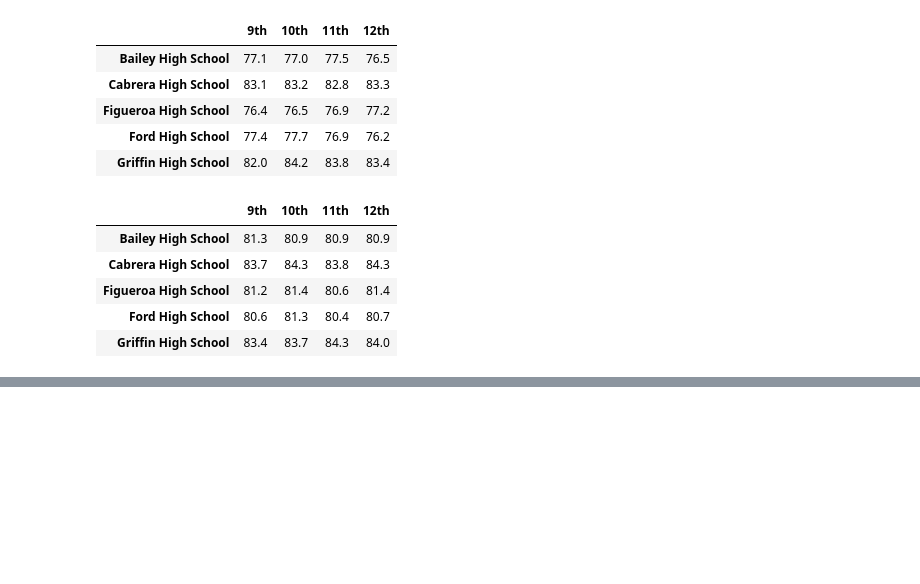
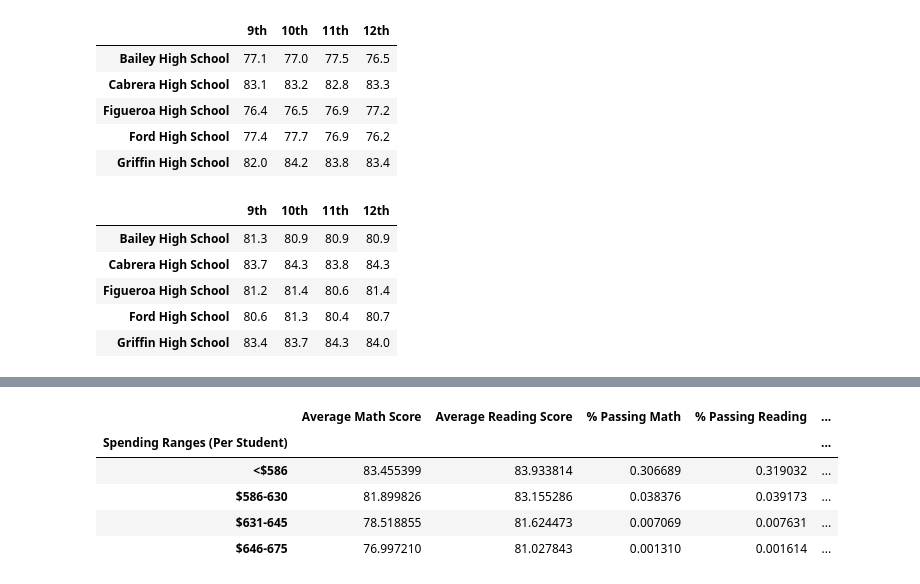
Before and after one commit to Jamar-Washington/School_District_analysis, a Jupyter notebook: PyCitySchools.ipynb, the cells around one changed output, grey strips where cells are left out. Cells and saved outputs as stored; diff of their text form; code cells hidden in the pictures; blank space fills up the shorter version.

```diff
--- a/PyCitySchools.ipynb
+++ b/PyCitySchools.ipynb
@@ -1160,0 +1242,11 @@ reading_scores_by_grade.head()
+# %%
+# Calculate averages for the desired columns.
+spending_math_scores = per_school_summary_df.groupby(["Spending Ranges (Per Student)"]).mean()["Average Math Score"]
+
+spending_reading_scores = per_school_summary_df.groupby(["Spending Ranges (Per Student)"]).mean()["Average Reading Score"]
+
+spending_passing_math = per_school_summary_df.groupby(["Spending Ranges (Per Student)"]).mean()["% Passing Math"]
+
+spending_passing_reading = per_school_summary_df.groupby(["Spending Ranges (Per Student)"]).mean()["% Passing Reading"]
+
+overall_passing_spending = per_school_summary_df.groupby(["Spending Ranges (Per Student)"]).mean()["% Overall Passing"]
@@ -1160,0 +1262,17 @@ reading_scores_by_grade.head()
+# %%
+# Assemble into DataFrame.
+spending_summary_df = pd.DataFrame({
+          "Average Math Score" : spending_math_scores,
+          "Average Reading Score": spending_reading_scores,
+          "% Passing Math": spending_passing_math,
+          "% Passing Reading": spending_passing_reading,
+          "% Overall Passing": overall_passing_spending})
+
+spending_summary_df
+# %% [output]
+|  | Average Math Score | Average Reading Score | % Passing Math | % Passing Reading | ... |
+| Spending Ranges (Per Student) |  |  |  |  | ... |
+| <$586 | 83.455399 | 83.933814 | 0.306689 | 0.319032 | ... |
+| $586-630 | 81.899826 | 83.155286 | 0.038376 | 0.039173 | ... |
+| $631-645 | 78.518855 | 81.624473 | 0.007069 | 0.007631 | ... |
+| $646-675 | 76.997210 | 81.027843 | 0.001310 | 0.001614 | ... |
```
Also changed, not shown: parts of 8 cells of this notebook.
